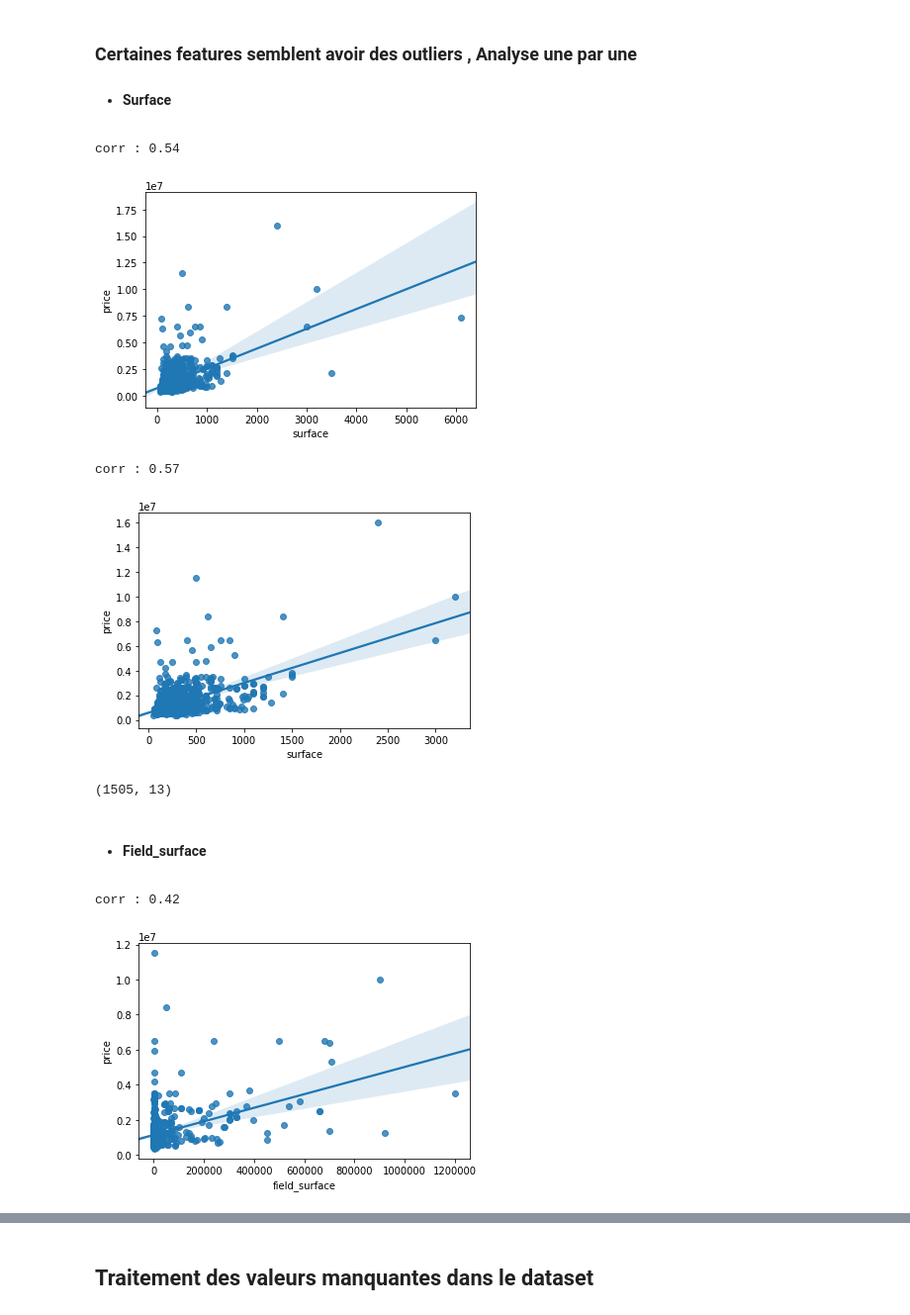
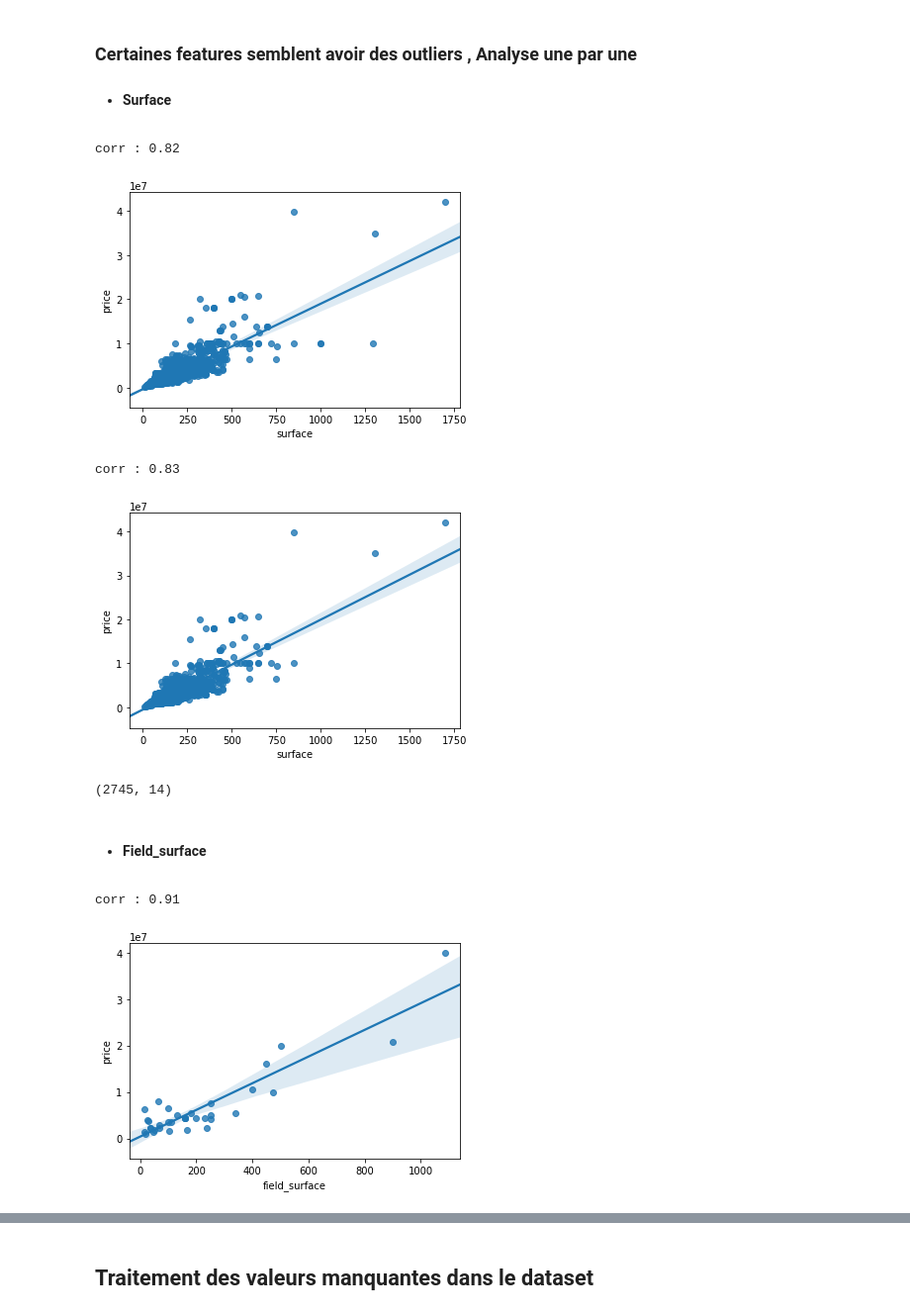
Before and after one commit to Simplon-IA-Bdx-1/realestate-alexis-bastien-clement-vincent, a Jupyter notebook: immos_analyse_data.ipynb, the cells around one changed output, grey strips where cells are left out. Shown at 99% size. Drawn from its saved outputs; the diff is of its cells as text; code cells hidden in the pictures.

Commit message:
update with data from Paris

```diff
--- a/immos_analyse_data.ipynb
+++ b/immos_analyse_data.ipynb
@@ -7,7 +7,7 @@ import seaborn as sns
 import numpy as np
 import re
 # %%
-data_full = pd.read_csv("immos_gir_2020-01-21.csv")
+data_full = pd.read_csv("immos_paris_2020-01-25.csv")
 # %%
 data_full.shape
 # %% [output]
@@ -70,0 +68,4 @@ La colonne price est considérée comme non numérique , il faut changer son for
+# %%
+price_na = data_full.loc[data_full['price'].isnull()]
+data_full = data_full.drop(price_na.index, axis=0)
+data_full.shape
@@ -172,3 +189,6 @@ Name: price, Length: 1507, dtype: object
+# %%
+# remplace les prix sous la forme 237.000 en 237000
+data_full['price'] = data_full['price'].replace('\.','', regex=True)
 # %%
 data_full['price'] = pd.to_numeric(data_full['price'])
 # %%
@@ -201,3 +223,5 @@ sns.distplot(data_full['price'])
+# %%
+data_full['district'] = data_full['district'].astype('str')
 # %%
 data_full.dtypes
 # %% [output]
@@ -269,24 +296,24 @@ shape_before_outliers = data_full.shape[0]
 sns.regplot(x='surface',y='price', data=data_full)
 print(f"corr : {round(data_full['surface'].corr(data_full['price']),2)}")
 # %% [output]
-corr : 0.54
+corr : 0.82
-[figure, old version]
+[figure, new version]
 # %%
-data_full = data_full.drop(data_full[(data_full['surface']>3400)].index).reset_index(drop=True)
+data_full = data_full.drop(data_full[(data_full['surface']>950) & (data_full['price'] < 11000000)].index).reset_index(drop=True)
 sns.regplot(x='surface',y='price', data=data_full)
 print(f"corr : {round(data_full['surface'].corr(data_full['price']),2)}")
 # %% [output]
-corr : 0.57
+corr : 0.83
-[figure, old version]
+[figure, new version]
 # %%
 data_full.shape
 # %% [output]
-(1505, 13)
+(2745, 14)
 # %% [markdown]
 * #### Field_surface
 # %%
 sns.regplot(x='field_surface',y='price', data=data_full)
 print(f"corr : {round(data_full['field_surface'].corr(data_full['price']),2)}")
 # %% [output]
-corr : 0.42
+corr : 0.91
-[figure, old version]
+[figure, new version]
```
Also changed, not shown: parts of 74 cells of this notebook.
